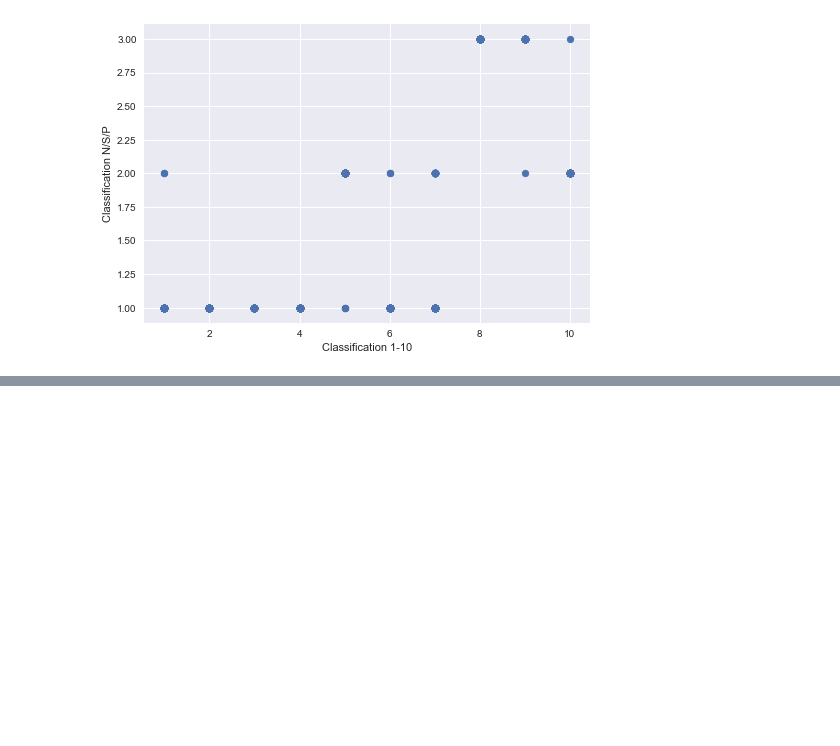
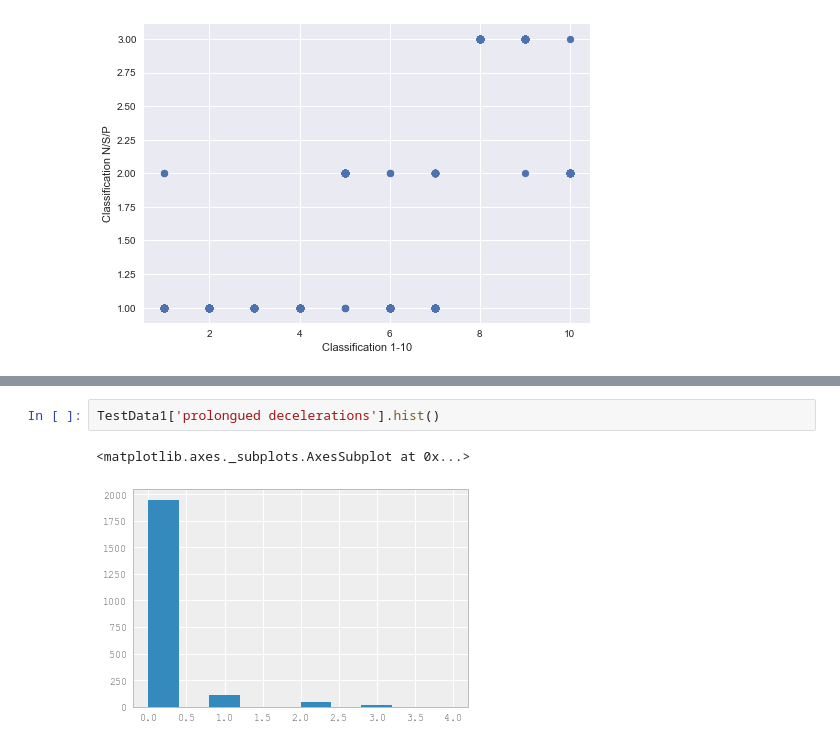
Before and after one commit to nashneo/Capstone, a Jupyter notebook: Capstone.ipynb, the cells around one changed output, grey strips where cells are left out. Saved outputs shown, nothing was run; the diff lists cells and outputs as text; blank space fills up the shorter version.

```diff
--- a/Capstone.ipynb
+++ b/Capstone.ipynb
@@ -131,0 +173,5 @@ sns.plt.show()
+# %%
+TestData1['prolongued decelerations'].hist()
+# %% [output]
+<matplotlib.axes._subplots.AxesSubplot at 0x...>
+[figure, added]
```
Also changed, not shown: parts of 7 cells of this notebook.
